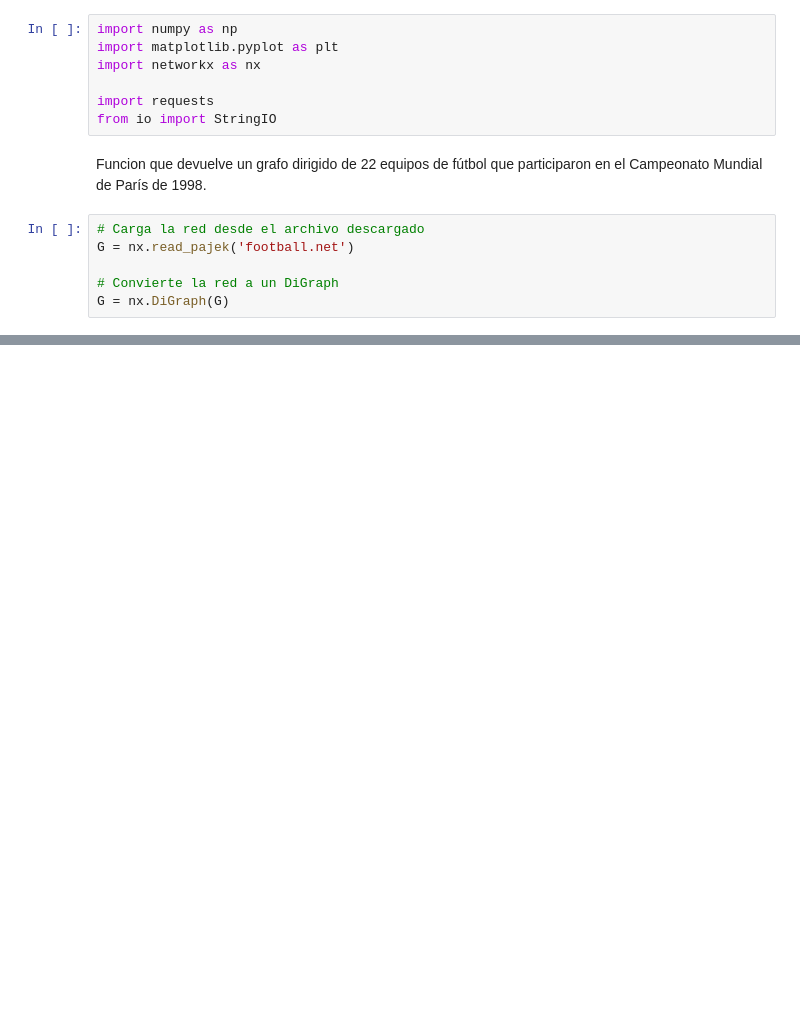
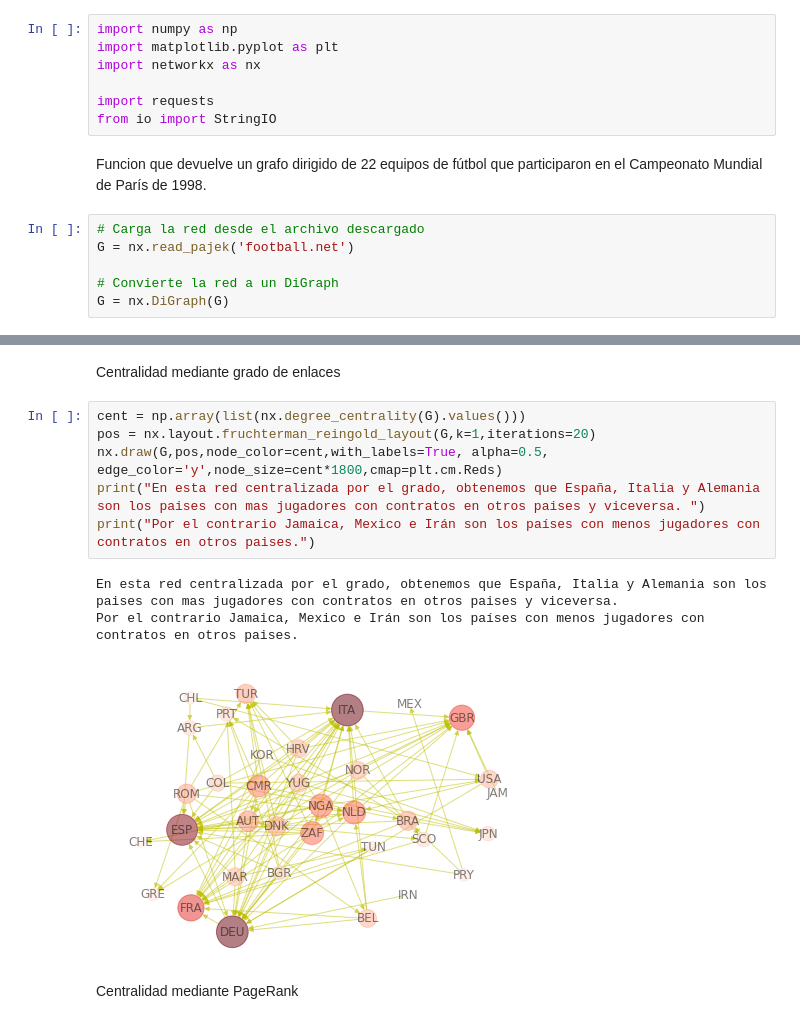
Before and after one commit to CristianFernandezM/NuevasTecnologias, a Jupyter notebook: Practica5.ipynb, the cells around one changed output, grey strips where cells are left out. Cells and saved outputs as stored; diff of their text form; blank space fills up the shorter version.

```diff
--- a/Practica5.ipynb
+++ b/Practica5.ipynb
@@ -23,0 +30,14 @@ G = nx.DiGraph(G)
+# %% [markdown]
+Centralidad mediante grado de enlaces
+# %%
+cent = np.array(list(nx.degree_centrality(G).values()))
+pos = nx.layout.fruchterman_reingold_layout(G,k=1,iterations=20)
+nx.draw(G,pos,node_color=cent,with_labels=True, alpha=0.5, edge_color='y',node_size=cent*1800,cmap=plt.cm.Reds)
+print("En esta red centralizada por el grado, obtenemos que España, Italia y Alemania son los paises con mas jugadores con contratos en otros paises y viceversa. ")
+print("Por el contrario Jamaica, Mexico e Irán son los países con menos jugadores con contratos en otros paises.")
+# %% [output]
+En esta red centralizada por el grado, obtenemos que España, Italia y Alemania son los paises con mas jugadores con contratos en otros paises y viceversa.
+Por el contrario Jamaica, Mexico e Irán son los países con menos jugadores con contratos en otros paises.
+[figure, added]
+# %% [markdown]
+Centralidad mediante PageRank
```
Also changed, not shown: parts of 6 cells of this notebook.
